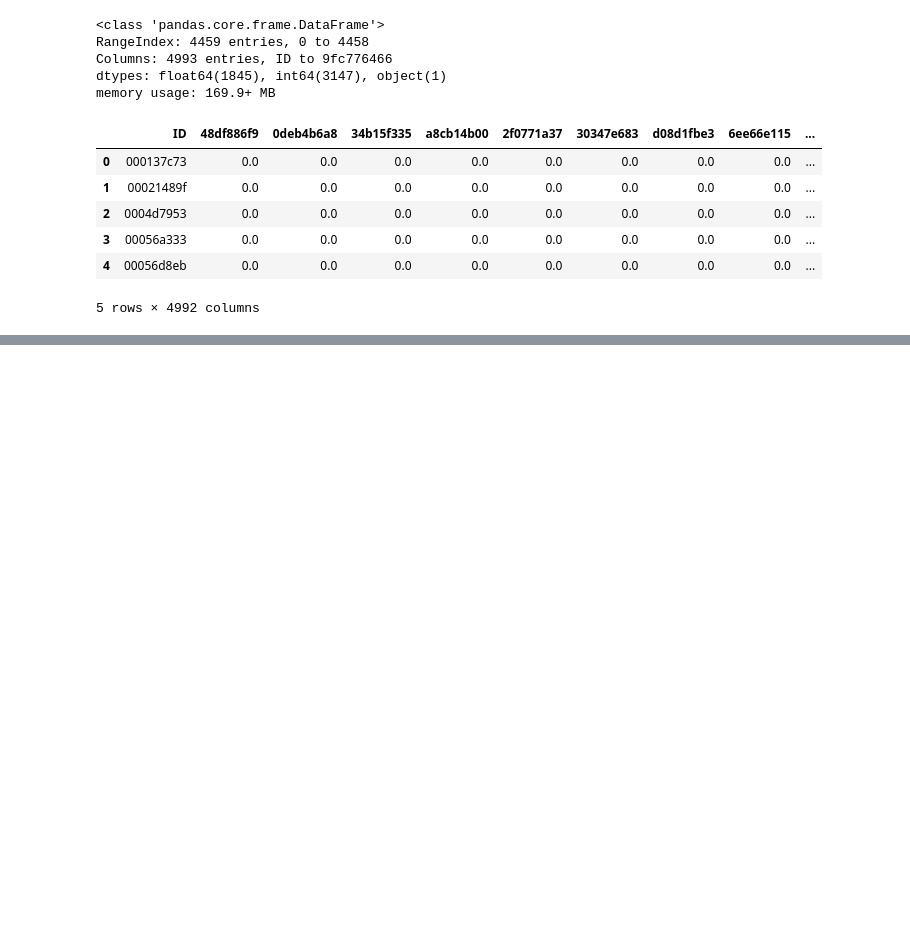
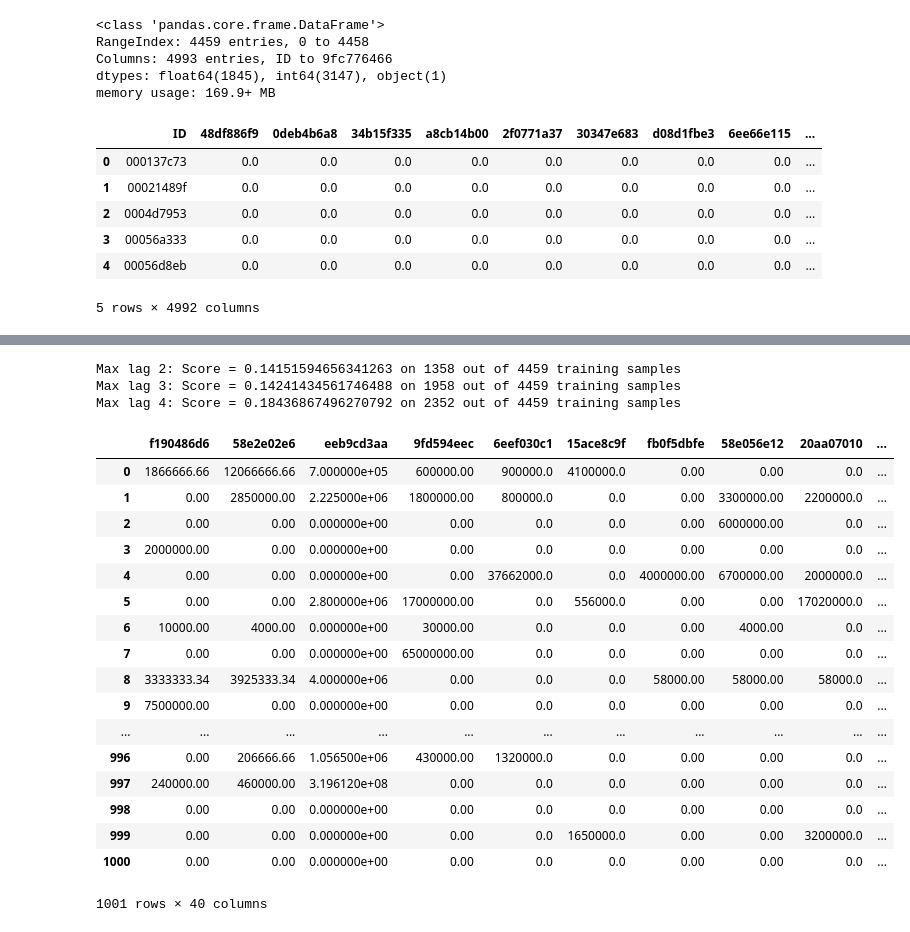
Before and after one commit to xys234/MLDS, a Jupyter notebook: santender_value_prediction/notebooks/2018_07_20_Scratch_Lag_Features.ipynb, the cells around one changed output, grey strips where cells are left out. Cells and saved outputs as stored; diff of their text form; code cells hidden in the pictures; blank space fills up the shorter version.

```diff
--- a/santender_value_prediction/notebooks/2018_07_20_Scratch_Lag_Features.ipynb
+++ b/santender_value_prediction/notebooks/2018_07_20_Scratch_Lag_Features.ipynb
@@ -181,0 +74,17 @@ array([1.e-02, 1.e-01, 1.e+00, 1.e+01, 1.e+02])
+# %%
+FEATURES = ['f190486d6', '58e2e02e6', 'eeb9cd3aa', '9fd594eec', '6eef030c1',
+            '15ace8c9f', 'fb0f5dbfe', '58e056e12', '20aa07010', '024c577b9',
+            'd6bb78916', 'b43a7cfd5', '58232a6fb', '1702b5bf0', '324921c7b',
+            '62e59a501', '2ec5b290f', '241f0f867', 'fb49e4212', '66ace2992',
+            'f74e8f13d', '5c6487af1', '963a49cdc', '26fc93eb7', '1931ccfdd',
+            '703885424', '70feb1494', '491b9ee45', '23310aa6f', 'e176a204a',
+            '6619d81fc', '1db387535', 'fc99f9426', '91f701ba2', '0572565c2',
+            '190db8488', 'adb64ff71', 'c47340d97', 'c5a231d81', '0ff32eb98']
+
+def get_pred(data, lag=2):
+    d1 = data[FEATURES[:-lag]].apply(tuple, axis=1).to_frame().rename(columns={0: 'key'})
+    d2 = data[FEATURES[lag:]].apply(tuple, axis=1).to_frame().rename(columns={0: 'key'})
+    d2['pred'] = data[FEATURES[lag - 2]]
+    d2 = d2[d2.pred != 0]
+    d3 = d2[~d2.duplicated(['key'], keep=False)]
+    return d1.merge(d3, how='left', on='key').pred.fillna(0)
@@ -181,0 +99,31 @@ array([1.e-02, 1.e-01, 1.e+00, 1.e+01, 1.e+02])
+# %%
+for max_lag in range(2, 5):
+    pred_train = get_all_pred(train, max_lag)
+    have_data = pred_train != 0
+    print(f'Max lag {max_lag}: Score = {sqrt(mean_squared_error(np.log1p(train.target[have_data]), np.log1p(pred_train[have_data])))} on {have_data.sum()} out of {train.shape[0]} training samples')
+# %% [output]
+Max lag 2: Score = 0.14151594656341263 on 1358 out of 4459 training samples
+Max lag 3: Score = 0.14241434561746488 on 1958 out of 4459 training samples
+Max lag 4: Score = 0.18436867496270792 on 2352 out of 4459 training samples
+# %%
+subset = train.loc[:1000, FEATURES]
+subset
+# %% [output]
+|  | f190486d6 | 58e2e02e6 | eeb9cd3aa | 9fd594eec | 6eef030c1 | 15ace8c9f | fb0f5dbfe | 58e056e12 | 20aa07010 | ... |
+| 0 | 1866666.66 | 12066666.66 | 7.000000e+05 | 600000.00 | 900000.0 | 4100000.0 | 0.00 | 0.00 | 0.0 | ... |
+| 1 | 0.00 | 2850000.00 | 2.225000e+06 | 1800000.00 | 800000.0 | 0.0 | 0.00 | 3300000.00 | 2200000.0 | ... |
+| 2 | 0.00 | 0.00 | 0.000000e+00 | 0.00 | 0.0 | 0.0 | 0.00 | 6000000.00 | 0.0 | ... |
+| 3 | 2000000.00 | 0.00 | 0.000000e+00 | 0.00 | 0.0 | 0.0 | 0.00 | 0.00 | 0.0 | ... |
+| 4 | 0.00 | 0.00 | 0.000000e+00 | 0.00 | 37662000.0 | 0.0 | 4000000.00 | 6700000.00 | 2000000.0 | ... |
+| 5 | 0.00 | 0.00 | 2.800000e+06 | 17000000.00 | 0.0 | 556000.0 | 0.00 | 0.00 | 17020000.0 | ... |
+| 6 | 10000.00 | 4000.00 | 0.000000e+00 | 30000.00 | 0.0 | 0.0 | 0.00 | 4000.00 | 0.0 | ... |
+| 7 | 0.00 | 0.00 | 0.000000e+00 | 65000000.00 | 0.0 | 0.0 | 0.00 | 0.00 | 0.0 | ... |
+| 8 | 3333333.34 | 3925333.34 | 4.000000e+06 | 0.00 | 0.0 | 0.0 | 58000.00 | 58000.00 | 58000.0 | ... |
+| 9 | 7500000.00 | 0.00 | 0.000000e+00 | 0.00 | 0.0 | 0.0 | 0.00 | 0.00 | 0.0 | ... |
+| ... | ... | ... | ... | ... | ... | ... | ... | ... | ... | ... |
+| 996 | 0.00 | 206666.66 | 1.056500e+06 | 430000.00 | 1320000.0 | 0.0 | 0.00 | 0.00 | 0.0 | ... |
+| 997 | 240000.00 | 460000.00 | 3.196120e+08 | 0.00 | 0.0 | 0.0 | 0.00 | 0.00 | 0.0 | ... |
+| 998 | 0.00 | 0.00 | 0.000000e+00 | 0.00 | 0.0 | 0.0 | 0.00 | 0.00 | 0.0 | ... |
+| 999 | 0.00 | 0.00 | 0.000000e+00 | 0.00 | 0.0 | 1650000.0 | 0.00 | 0.00 | 3200000.0 | ... |
+| 1000 | 0.00 | 0.00 | 0.000000e+00 | 0.00 | 0.0 | 0.0 | 0.00 | 0.00 | 0.0 | ... |
+1001 rows × 40 columns
```
Also changed, not shown: parts of 33 cells of this notebook, 3 other files.
